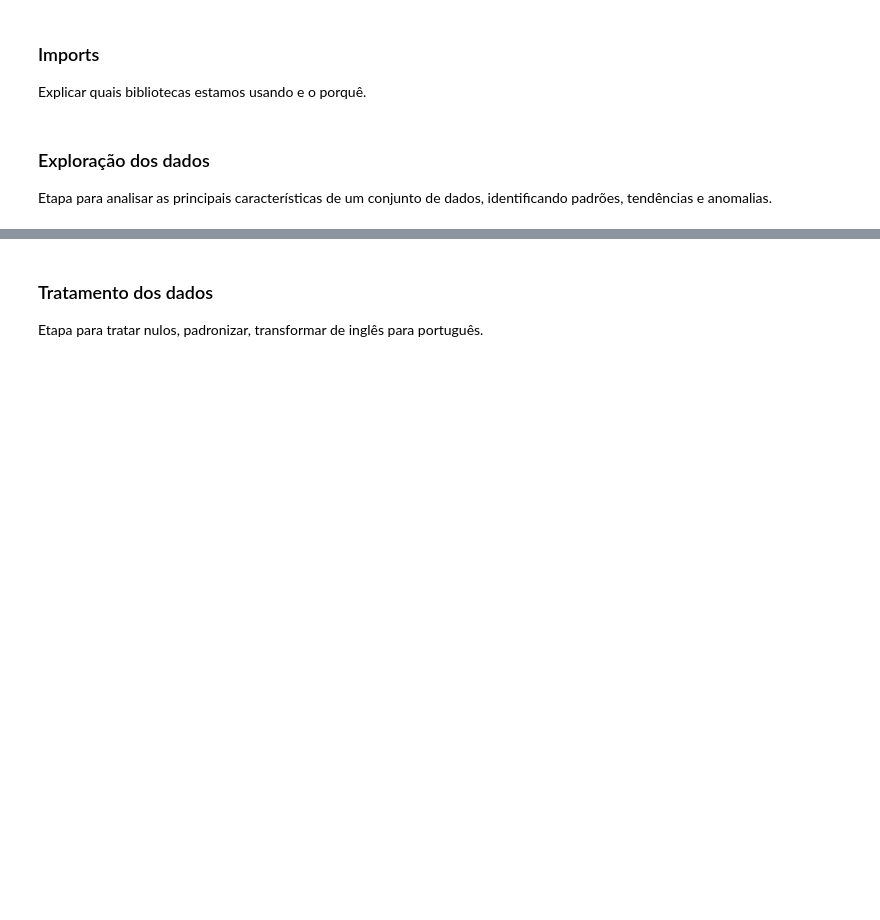
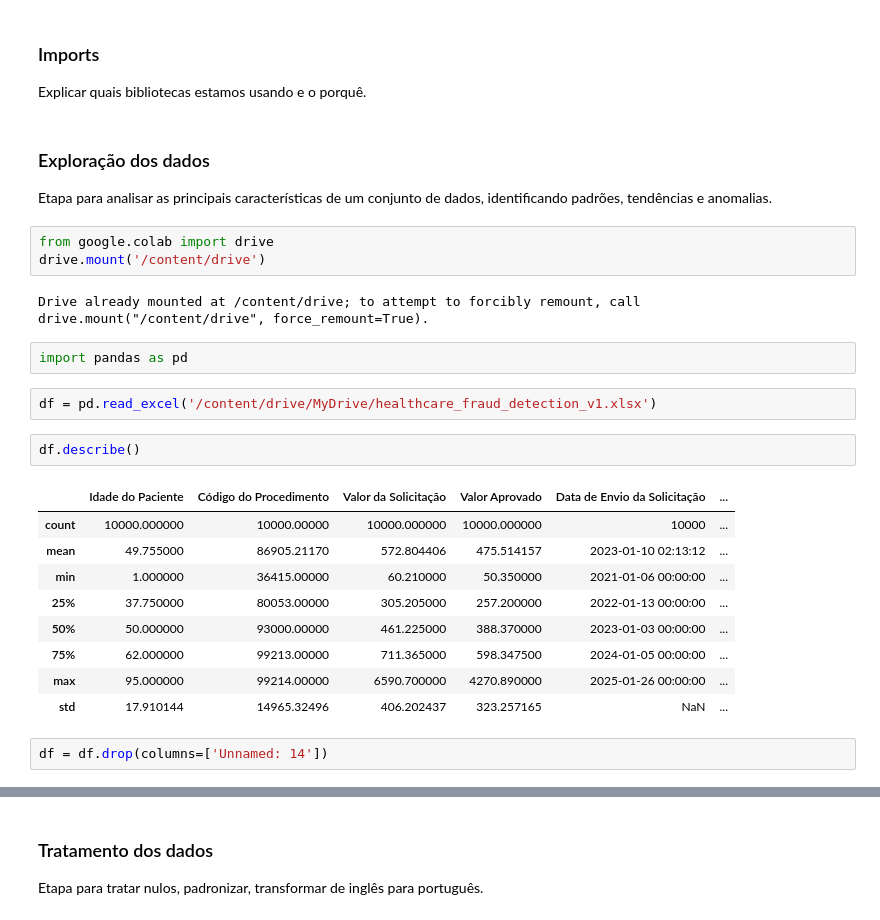
Before and after one commit to AnaElisaMueller/rna, a Jupyter notebook: notebooks/main.ipynb, the cells around one changed output, grey strips where cells are left out. Drawn from its saved outputs; the diff is of its cells as text; blank space fills up the shorter version.

```diff
--- a/notebooks/main.ipynb
+++ b/notebooks/main.ipynb
@@ -7,3 +7,26 @@ Explicar quais bibliotecas estamos usando e o porquê.
 # %% [markdown]
 ### Exploração dos dados
 Etapa para analisar as principais características de um conjunto de dados, identificando padrões, tendências e anomalias.
+# %%
+from google.colab import drive
+drive.mount('/content/drive')
+# %% [output]
+Drive already mounted at /content/drive; to attempt to forcibly remount, call drive.mount("/content/drive", force_remount=True).
+# %%
+import pandas as pd
+# %%
+df = pd.read_excel('/content/drive/MyDrive/healthcare_fraud_detection_v1.xlsx')
+# %%
+df.describe()
+# %% [output]
+|  | Idade do Paciente | Código do Procedimento | Valor da Solicitação | Valor Aprovado | Data de Envio da Solicitação | ... |
+| count | 10000.000000 | 10000.00000 | 10000.000000 | 10000.000000 | 10000 | ... |
+| mean | 49.755000 | 86905.21170 | 572.804406 | 475.514157 | 2023-01-10 02:13:12 | ... |
+| min | 1.000000 | 36415.00000 | 60.210000 | 50.350000 | 2021-01-06 00:00:00 | ... |
+| 25% | 37.750000 | 80053.00000 | 305.205000 | 257.200000 | 2022-01-13 00:00:00 | ... |
+| 50% | 50.000000 | 93000.00000 | 461.225000 | 388.370000 | 2023-01-03 00:00:00 | ... |
+| 75% | 62.000000 | 99213.00000 | 711.365000 | 598.347500 | 2024-01-05 00:00:00 | ... |
+| max | 95.000000 | 99214.00000 | 6590.700000 | 4270.890000 | 2025-01-26 00:00:00 | ... |
+| std | 17.910144 | 14965.32496 | 406.202437 | 323.257165 | NaN | ... |
+# %%
+df = df.drop(columns=['Unnamed: 14'])
```
Also changed, not shown: parts of 7 cells of this notebook.
